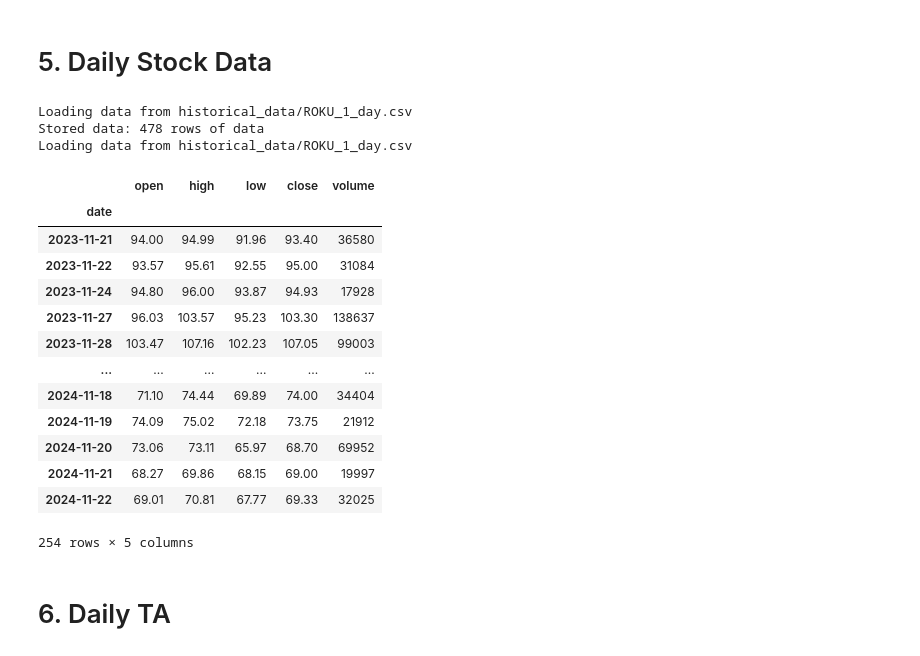
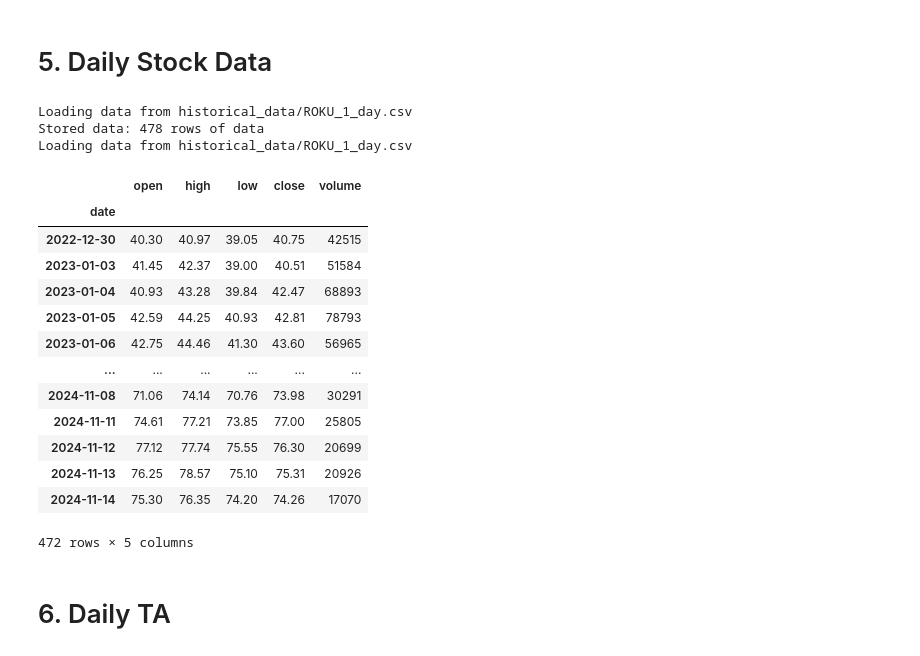
Before and after one commit to Design-01/stockbot_4, a Jupyter notebook: scanner/TEST_Daily_Analysis.ipynb, the cells around one changed output. Cells and saved outputs as stored; diff of their text form; code cells hidden in the pictures.

```diff
--- a/scanner/TEST_Daily_Analysis.ipynb
+++ b/scanner/TEST_Daily_Analysis.ipynb
@@ -141,35 +141,36 @@ filtered_df
 # %%
 import os
 
 # Go up one level from scanner folder, then into data folder
 current_dir = os.getcwd()  # Gets current directory (scanner)
 parent_dir = os.path.dirname(current_dir)  # Goes up one level to stockbot4
 data_folder = os.path.join(parent_dir, 'data')  # Goes into data folder
 os.chdir(data_folder)
 
 import historical_data as hd
 
 symbol = 'ROKU'
 interval = '1 day'
-data = hd.get_hist_data(symbol, '52 weeksAgo', 'now', interval)
+# data = hd.get_hist_data(symbol, '52 weeksAgo', 'now', interval)
+data = hd.get_hist_data(symbol, '2022-12-30', '2024-11-14', interval)
 display(data)
 # %% [output]
 Loading data from historical_data/ROKU_1_day.csv
 Stored data: 478 rows of data
 Loading data from historical_data/ROKU_1_day.csv
 |  | open | high | low | close | volume |
 | date |  |  |  |  |  |
-| 2023-11-21 | 94.00 | 94.99 | 91.96 | 93.40 | 36580 |
-| 2023-11-22 | 93.57 | 95.61 | 92.55 | 95.00 | 31084 |
-| 2023-11-24 | 94.80 | 96.00 | 93.87 | 94.93 | 17928 |
-| 2023-11-27 | 96.03 | 103.57 | 95.23 | 103.30 | 138637 |
-| 2023-11-28 | 103.47 | 107.16 | 102.23 | 107.05 | 99003 |
+| 2022-12-30 | 40.30 | 40.97 | 39.05 | 40.75 | 42515 |
+| 2023-01-03 | 41.45 | 42.37 | 39.00 | 40.51 | 51584 |
+| 2023-01-04 | 40.93 | 43.28 | 39.84 | 42.47 | 68893 |
+| 2023-01-05 | 42.59 | 44.25 | 40.93 | 42.81 | 78793 |
+| 2023-01-06 | 42.75 | 44.46 | 41.30 | 43.60 | 56965 |
 | ... | ... | ... | ... | ... | ... |
-| 2024-11-18 | 71.10 | 74.44 | 69.89 | 74.00 | 34404 |
-| 2024-11-19 | 74.09 | 75.02 | 72.18 | 73.75 | 21912 |
-| 2024-11-20 | 73.06 | 73.11 | 65.97 | 68.70 | 69952 |
-| 2024-11-21 | 68.27 | 69.86 | 68.15 | 69.00 | 19997 |
-| 2024-11-22 | 69.01 | 70.81 | 67.77 | 69.33 | 32025 |
+| 2024-11-08 | 71.06 | 74.14 | 70.76 | 73.98 | 30291 |
+| 2024-11-11 | 74.61 | 77.21 | 73.85 | 77.00 | 25805 |
+| 2024-11-12 | 77.12 | 77.74 | 75.55 | 76.30 | 20699 |
+| 2024-11-13 | 76.25 | 78.57 | 75.10 | 75.31 | 20926 |
+| 2024-11-14 | 75.30 | 76.35 | 74.20 | 74.26 | 17070 |
-254 rows × 5 columns
+472 rows × 5 columns
 # %% [markdown]
 # 6. Daily TA
```
Also changed, not shown: parts of 7 cells of this notebook, 4 other files.
